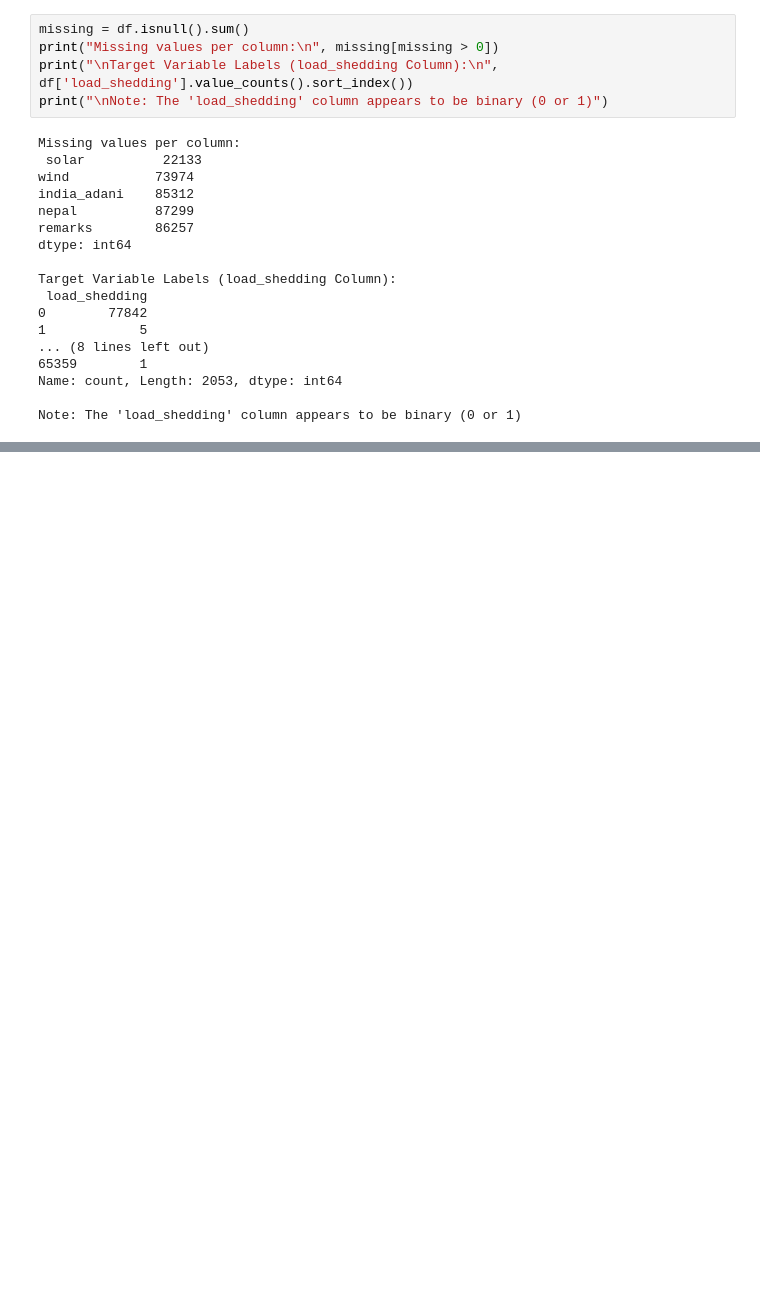
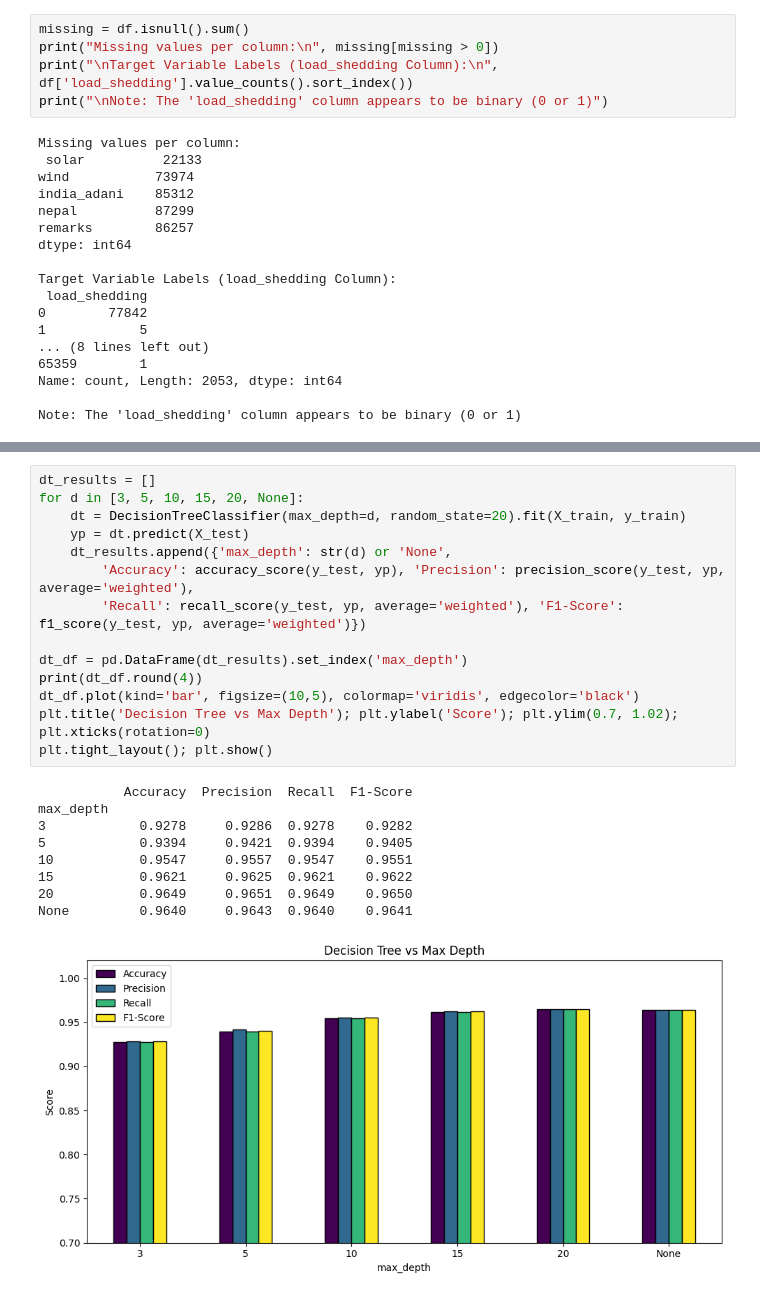
Before and after one commit to sabbirpuspo/LearningforMe, a Jupyter notebook: PGCB_BD.ipynb, the cells around one changed output, grey strips where cells are left out. Saved outputs shown, nothing was run; the diff lists cells and outputs as text; blank space fills up the shorter version.

```diff
--- a/PGCB_BD.ipynb
+++ b/PGCB_BD.ipynb
@@ -100,0 +173,24 @@ Note: The 'load_shedding' column appears to be binary (0 or 1)
+# %%
+dt_results = []
+for d in [3, 5, 10, 15, 20, None]:
+    dt = DecisionTreeClassifier(max_depth=d, random_state=20).fit(X_train, y_train)
+    yp = dt.predict(X_test)
+    dt_results.append({'max_depth': str(d) or 'None',
+        'Accuracy': accuracy_score(y_test, yp), 'Precision': precision_score(y_test, yp, average='weighted'),
+        'Recall': recall_score(y_test, yp, average='weighted'), 'F1-Score': f1_score(y_test, yp, average='weighted')})
+
+dt_df = pd.DataFrame(dt_results).set_index('max_depth')
+print(dt_df.round(4))
+dt_df.plot(kind='bar', figsize=(10,5), colormap='viridis', edgecolor='black')
+plt.title('Decision Tree vs Max Depth'); plt.ylabel('Score'); plt.ylim(0.7, 1.02); plt.xticks(rotation=0)
+plt.tight_layout(); plt.show()
+# %% [output]
+           Accuracy  Precision  Recall  F1-Score
+max_depth
+3            0.9278     0.9286  0.9278    0.9282
+5            0.9394     0.9421  0.9394    0.9405
+10           0.9547     0.9557  0.9547    0.9551
+15           0.9621     0.9625  0.9621    0.9622
+20           0.9649     0.9651  0.9649    0.9650
+None         0.9640     0.9643  0.9640    0.9641
+[figure, added]
```
Also changed, not shown: parts of 5 cells of this notebook.
